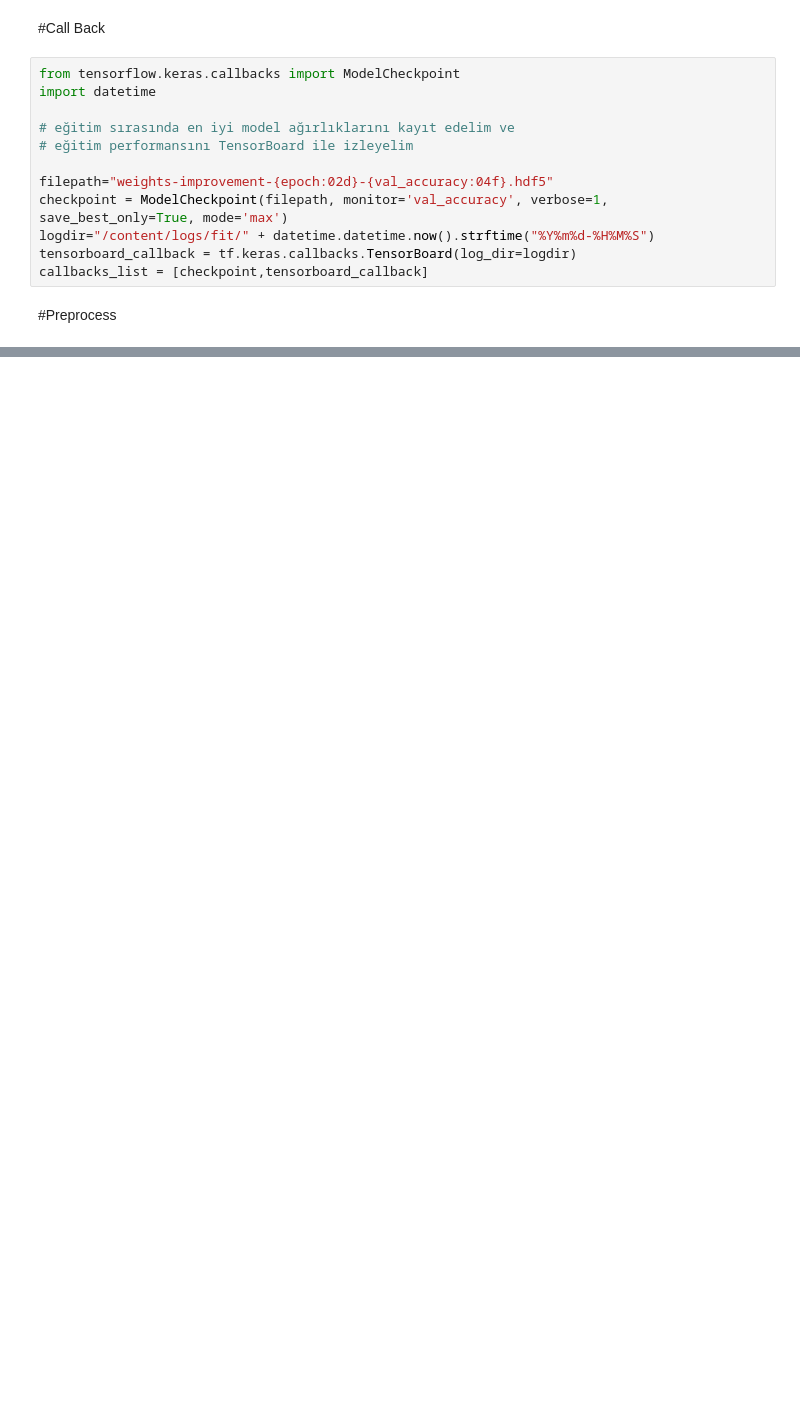
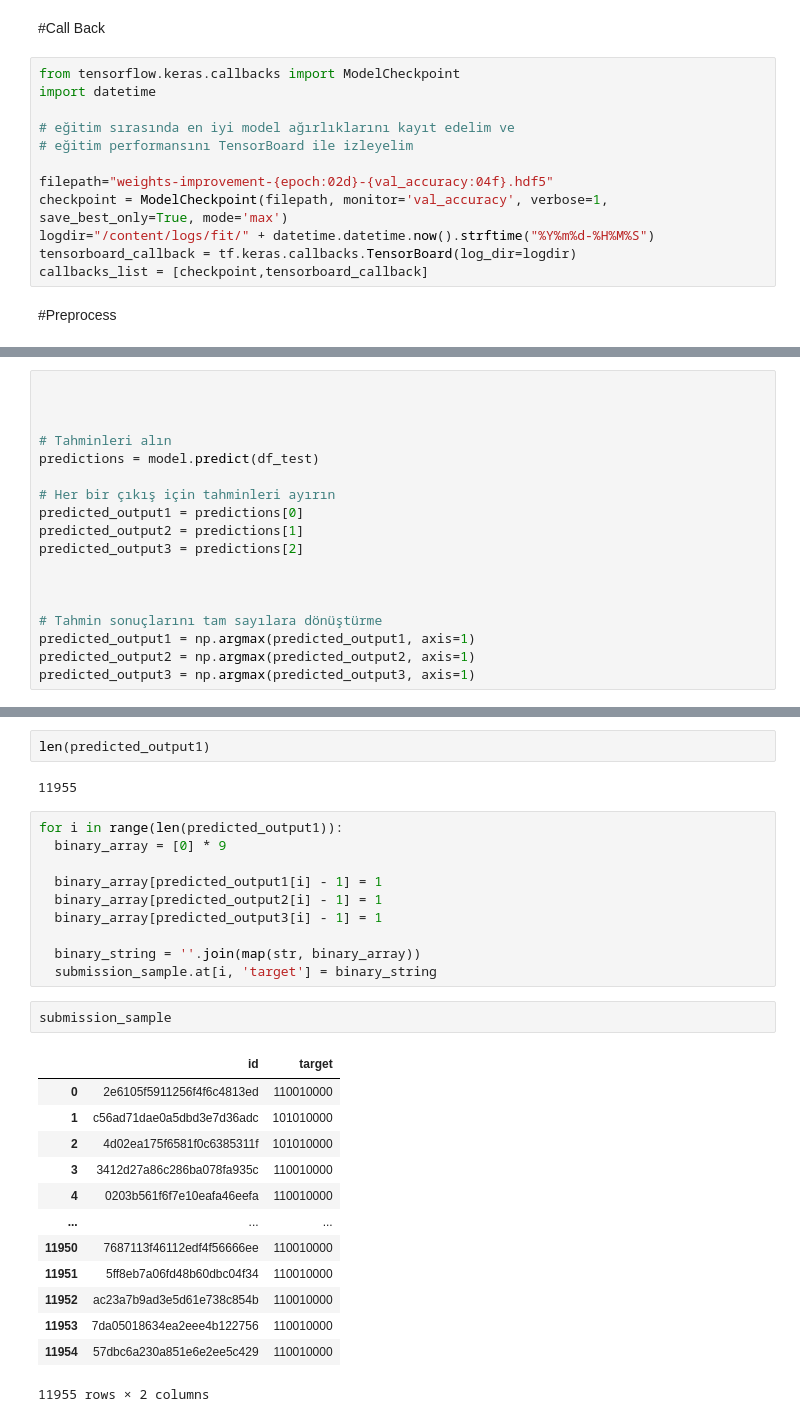
Before and after one commit to mucahitozkaya/app, a Jupyter notebook: app.ipynb, the cells around one changed output, grey strips where cells are left out. Cells and saved outputs as stored; diff of their text form; blank space fills up the shorter version.

```diff
--- a/app.ipynb
+++ b/app.ipynb
@@ -169,0 +311,18 @@ df
+# %%
+
+
+
+# Tahminleri alın
+predictions = model.predict(df_test)
+
+# Her bir çıkış için tahminleri ayırın
+predicted_output1 = predictions[0]
+predicted_output2 = predictions[1]
+predicted_output3 = predictions[2]
+
+
+
+# Tahmin sonuçlarını tam sayılara dönüştürme
+predicted_output1 = np.argmax(predicted_output1, axis=1)
+predicted_output2 = np.argmax(predicted_output2, axis=1)
+predicted_output3 = np.argmax(predicted_output3, axis=1)
@@ -169,0 +331,30 @@ df
+# %%
+len(predicted_output1)
+# %% [output]
+11955
+# %%
+for i in range(len(predicted_output1)):
+  binary_array = [0] * 9
+
+  binary_array[predicted_output1[i] - 1] = 1
+  binary_array[predicted_output2[i] - 1] = 1
+  binary_array[predicted_output3[i] - 1] = 1
+
+  binary_string = ''.join(map(str, binary_array))
+  submission_sample.at[i, 'target'] = binary_string
+# %%
+submission_sample
+# %% [output]
+|  | id | target |
+| 0 | 2e6105f5911256f4f6c4813ed | 110010000 |
+| 1 | c56ad71dae0a5dbd3e7d36adc | 101010000 |
+| 2 | 4d02ea175f6581f0c6385311f | 101010000 |
+| 3 | 3412d27a86c286ba078fa935c | 110010000 |
+| 4 | 0203b561f6f7e10eafa46eefa | 110010000 |
+| ... | ... | ... |
+| 11950 | 7687113f46112edf4f56666ee | 110010000 |
+| 11951 | 5ff8eb7a06fd48b60dbc04f34 | 110010000 |
+| 11952 | ac23a7b9ad3e5d61e738c854b | 110010000 |
+| 11953 | 7da05018634ea2eee4b122756 | 110010000 |
+| 11954 | 57dbc6a230a851e6e2ee5c429 | 110010000 |
+11955 rows × 2 columns
```
Also changed, not shown: parts of 22 cells of this notebook.
